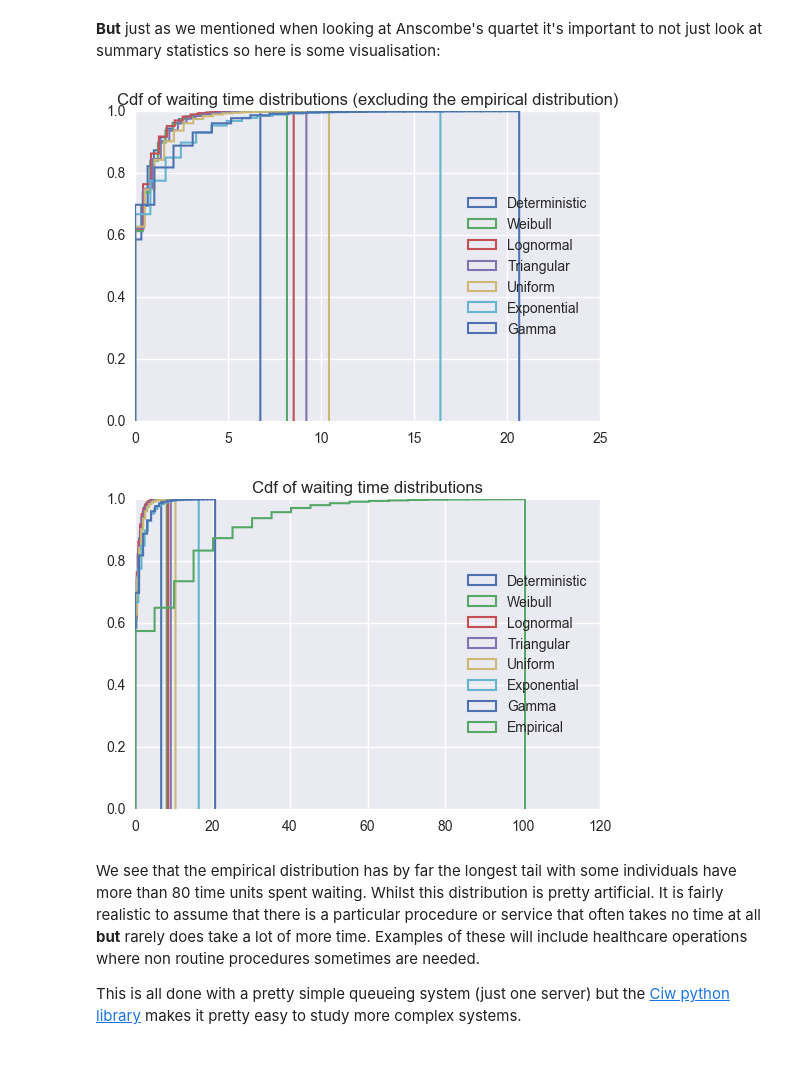
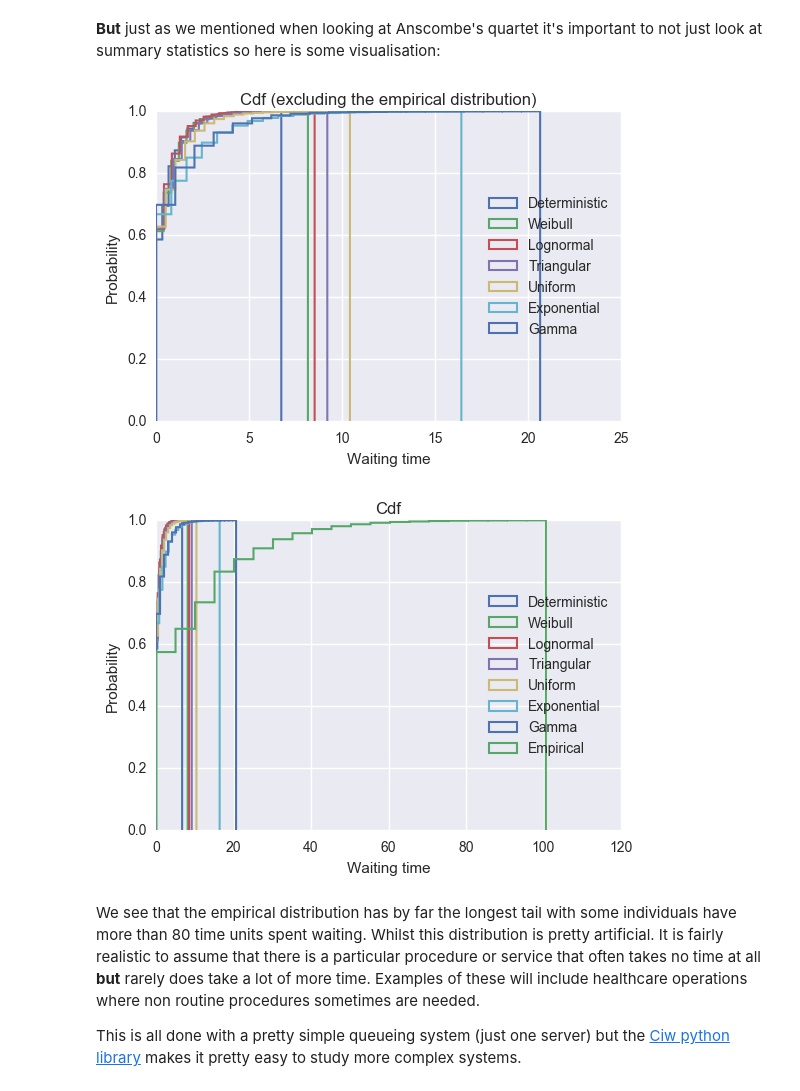
Before and after one commit to drvinceknight/unpeudemath, a Jupyter notebook: assets/code/Anscombe's quartet and queueing theory with the Ciw python library.ipynb, the cells around one changed output. Saved outputs shown, nothing was run; the diff lists cells and outputs as text; code cells hidden in the pictures; blank space fills up the shorter version.

```diff
--- a/assets/code/Anscombe's quartet and queueing theory with the Ciw python library.ipynb
+++ b/assets/code/Anscombe's quartet and queueing theory with the Ciw python library.ipynb
@@ -218,21 +221,25 @@ Weibull:
 # %%
 for name, df in sorted(bydistribution, key= lambda dist: dist[1].waits.max())[:-1]:
     plt.hist(df.waits, normed=True, bins=20, cumulative=True,
              histtype = 'step', label=name, linewidth=1.5)
-plt.title("Cdf of waiting time distributions (excluding the empirical distribution)")
+plt.title("Cdf (excluding the empirical distribution)")
+plt.xlabel("Waiting time")
+plt.ylabel("Probability")
 plt.ylim(0, 1)
 plt.legend(loc=5);
 # %% [output]
-[figure, old version]
+[figure, new version]
 # %%
 for name, df in sorted(bydistribution, key= lambda dist: dist[1].waits.max()):
     plt.hist(df.waits, normed=True, bins=20, cumulative=True,
              histtype = 'step', label=name, linewidth=1.5)
-plt.title("Cdf of waiting time distributions")
+plt.title("Cdf")
+plt.xlabel("Waiting time")
+plt.ylabel("Probability")
 plt.ylim(0, 1)
 plt.legend(loc=5);
 # %% [output]
-[figure, old version]
+[figure, new version]
 # %% [markdown]
 We see that the empirical distribution has by far the longest tail with some individuals have more than 80 time units spent waiting. Whilst this distribution is pretty artificial. It is fairly realistic to assume that there is a particular procedure or service that often takes no time at all **but** rarely does take a lot of more time. Examples of these will include healthcare operations where non routine procedures sometimes are needed.
 
```
Also changed, not shown: parts of 7 cells of this notebook, 7 other files.
